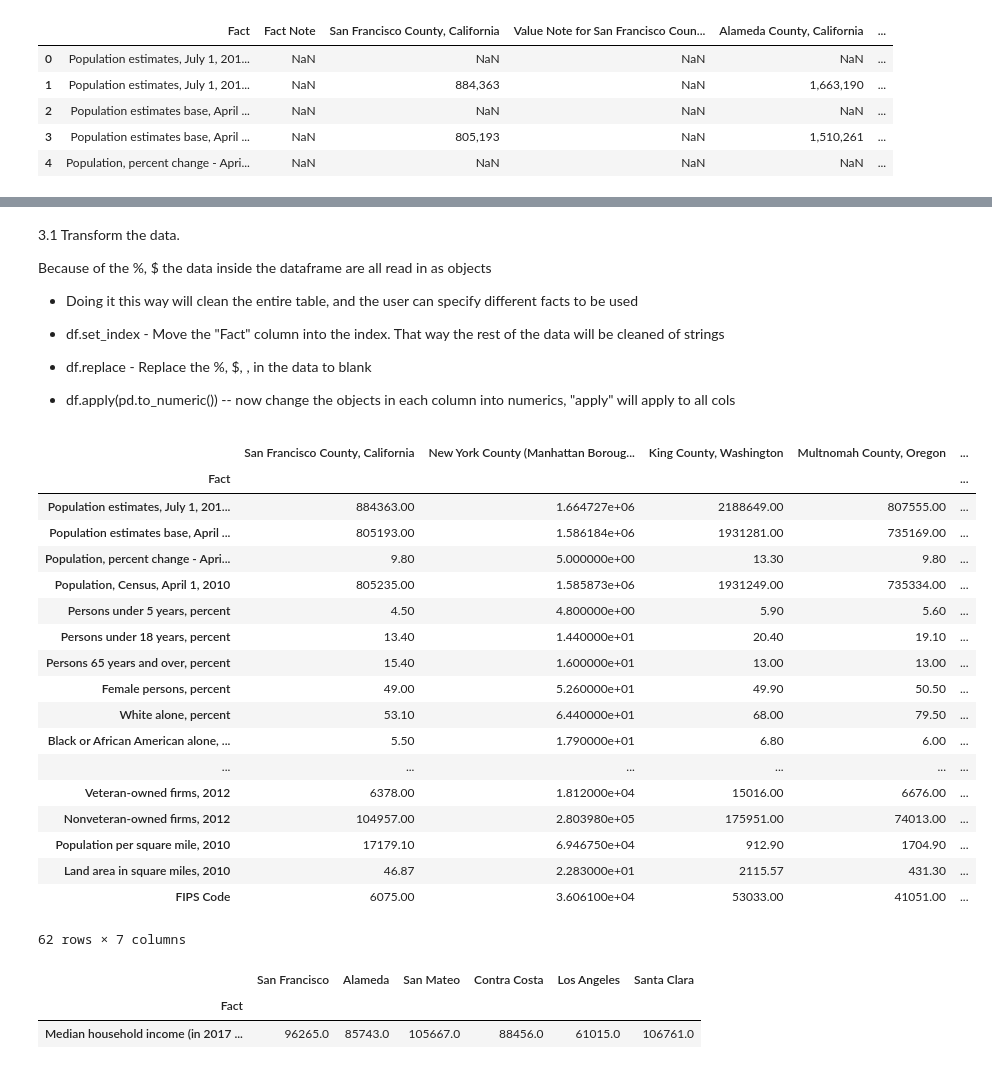
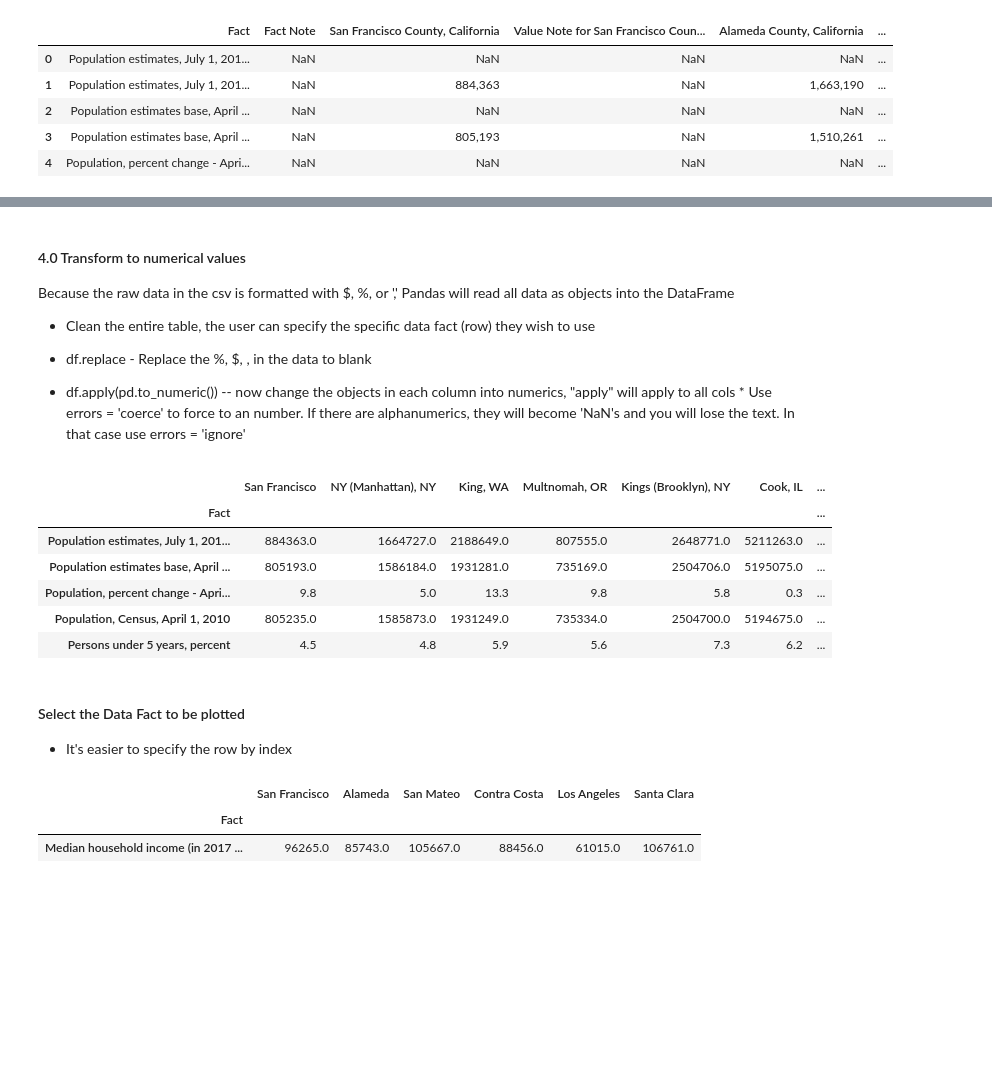
Before and after one commit to vanessaoakes/Escape-the-Bay, a Jupyter notebook: Group Final.ipynb, the cells around one changed output, grey strips where cells are left out. Saved outputs shown, nothing was run; the diff lists cells and outputs as text; code cells hidden in the pictures; blank space fills up the shorter version.

```diff
--- a/Group Final.ipynb
+++ b/Group Final.ipynb
@@ -1113,41 +1092,43 @@ ca_data
 # %% [markdown]
-3.1 Transform the data.
+#### 4.0 Transform to numerical values
 
-Because of the %, $ the data inside the dataframe are all read in as objects
-*   Doing it this way will clean the entire table, and the user can specify different facts to be used
+Because the raw data in the csv is formatted with $, %, or ',' Pandas will read all data as objects into the DataFrame
+*   Clean the entire table, the user can specify the specific data fact (row) they wish to use
 
-*    df.set_index  - Move the "Fact" column into the index. That way the rest of the data will be cleaned of strings
+
 *    df.replace    - Replace the %, $, ,  in the data to blank
 *    df.apply(pd.to_numeric()) -- now change the objects in each column into numerics, "apply"  will apply to all cols
+    * Use errors = 'coerce'  to force to an number.  If there are alphanumerics, they will become 'NaN's and you will lose the text.  In that case use errors = 'ignore'
 # %%
+# First remove all the $, % or ,  characters from the dataframe
+
+cols = ca_data.columns
+cols_nonca = non_ca_data.columns
+
+ca_data[cols] = ca_data[cols].replace({'\$': '', ',': '', '\%':'', '\"': ''}, regex=True)
+non_ca_data[cols_nonca]=non_ca_data[cols_nonca].replace({'\$': '', ',': '', '\%':'', '\"': ''}, regex=True)
+
+
 # convert all objects to numerics
 # reference:  https://stackoverflow.com/questions/36814100/pandas-to-numeric-for-multiple-columns
-cols = ca_data.columns[ca_data.dtypes.eq('object')]
-clean_ca = ca_data[cols].apply(pd.to_numeric, errors='coerce')
+
+clean_ca = ca_data.apply(pd.to_numeric, errors='coerce')
 clean_ca.head()
 
-cols = non_ca_data.columns[non_ca_data.dtypes.eq('object')]
-non_ca_data = non_ca_data[cols].apply(pd.to_numeric, errors='coerce')
-non_ca_data
+
+non_ca_data = non_ca_data[cols_nonca].apply(pd.to_numeric, errors='coerce')
+non_ca_data.head()
 # %% [output]
-|  | San Francisco County, California | New York County (Manhattan Boroug... | King County, Washington | Multnomah County, Oregon | ... |
-| Fact |  |  |  |  | ... |
-| Population estimates, July 1, 201... | 884363.00 | 1.664727e+06 | 2188649.00 | 807555.00 | ... |
-| Population estimates base, April ... | 805193.00 | 1.586184e+06 | 1931281.00 | 735169.00 | ... |
-| Population, percent change - Apri... | 9.80 | 5.000000e+00 | 13.30 | 9.80 | ... |
-| Population, Census, April 1, 2010 | 805235.00 | 1.585873e+06 | 1931249.00 | 735334.00 | ... |
-| Persons under 5 years, percent | 4.50 | 4.800000e+00 | 5.90 | 5.60 | ... |
-| Persons under 18 years, percent | 13.40 | 1.440000e+01 | 20.40 | 19.10 | ... |
-| Persons 65 years and over, percent | 15.40 | 1.600000e+01 | 13.00 | 13.00 | ... |
-| Female persons, percent | 49.00 | 5.260000e+01 | 49.90 | 50.50 | ... |
-| White alone, percent | 53.10 | 6.440000e+01 | 68.00 | 79.50 | ... |
-| Black or African American alone, ... | 5.50 | 1.790000e+01 | 6.80 | 6.00 | ... |
-| ... | ... | ... | ... | ... | ... |
-| Veteran-owned firms, 2012 | 6378.00 | 1.812000e+04 | 15016.00 | 6676.00 | ... |
-| Nonveteran-owned firms, 2012 | 104957.00 | 2.803980e+05 | 175951.00 | 74013.00 | ... |
-| Population per square mile, 2010 | 17179.10 | 6.946750e+04 | 912.90 | 1704.90 | ... |
-| Land area in square miles, 2010 | 46.87 | 2.283000e+01 | 2115.57 | 431.30 | ... |
-| FIPS Code | 6075.00 | 3.606100e+04 | 53033.00 | 41051.00 | ... |
+|  | San Francisco | NY (Manhattan), NY | King, WA | Multnomah, OR | Kings (Brooklyn), NY | Cook, IL | ... |
+| Fact |  |  |  |  |  |  | ... |
+| Population estimates, July 1, 201... | 884363.0 | 1664727.0 | 2188649.0 | 807555.0 | 2648771.0 | 5211263.0 | ... |
+| Population estimates base, April ... | 805193.0 | 1586184.0 | 1931281.0 | 735169.0 | 2504706.0 | 5195075.0 | ... |
+| Population, percent change - Apri... | 9.8 | 5.0 | 13.3 | 9.8 | 5.8 | 0.3 | ... |
+| Population, Census, April 1, 2010 | 805235.0 | 1585873.0 | 1931249.0 | 735334.0 | 2504700.0 | 5194675.0 | ... |
+| Persons under 5 years, percent | 4.5 | 4.8 | 5.9 | 5.6 | 7.3 | 6.2 | ... |
-62 rows × 7 columns
+# %% [markdown]
+#### Select the Data Fact to be plotted
+
+* It's easier to specify the row by index
 # %%
 # Remove extraneous rows, keep only the row you want -- Median Wages
```
Also changed, not shown: parts of 14 cells of this notebook.
